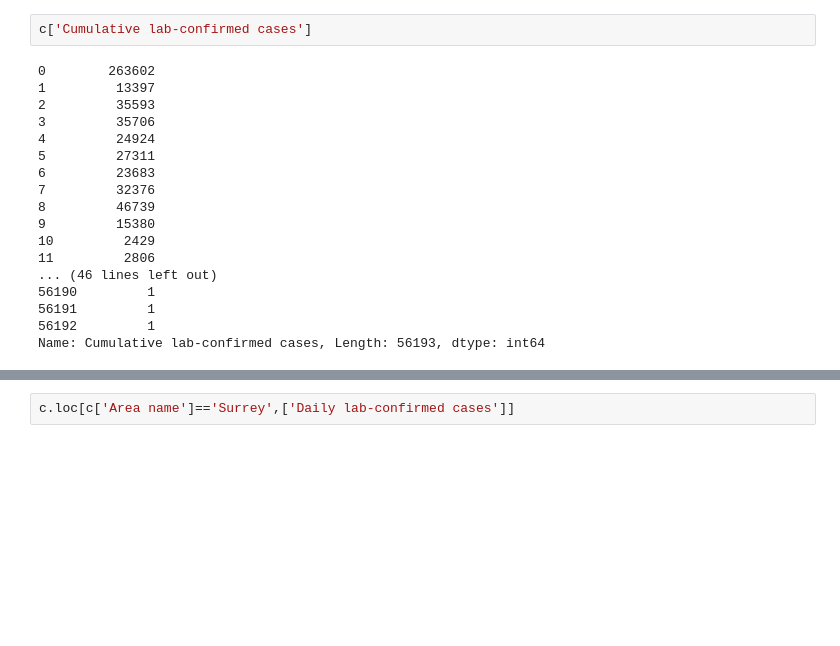
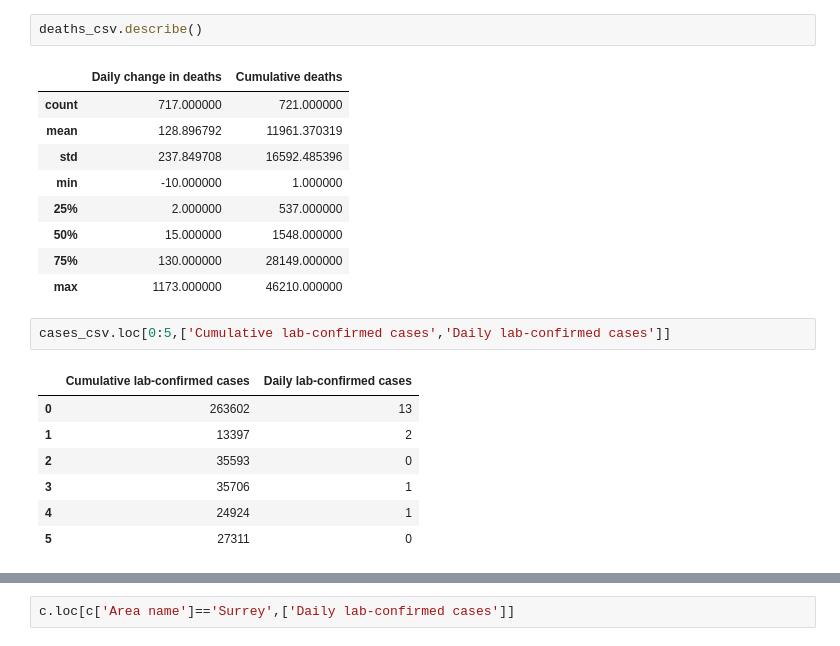
Before and after one commit to reyesaldasoro/COVID_StatsUK, a Jupyter notebook: Covid Cases UK.ipynb, the cells around one changed output, grey strips where cells are left out. Drawn from its saved outputs; the diff is of its cells as text; blank space fills up the shorter version.

```diff
--- a/Covid Cases UK.ipynb
+++ b/Covid Cases UK.ipynb
@@ -34,24 +43,26 @@ c.describe()
 | 50% | 5.000000 | 939.000000 | 0.000000 | 494.000000 | ... |
 | 75% | 13.000000 | 2640.000000 | 2.000000 | 1065.000000 | ... |
 | max | 4796.000000 | 4796.000000 | 314.000000 | 263602.000000 | ... |
+# %%
+deaths_csv.describe()
+# %% [output]
+|  | Daily change in deaths | Cumulative deaths |
+| count | 717.000000 | 721.000000 |
+| mean | 128.896792 | 11961.370319 |
+| std | 237.849708 | 16592.485396 |
+| min | -10.000000 | 1.000000 |
+| 25% | 2.000000 | 537.000000 |
+| 50% | 15.000000 | 1548.000000 |
+| 75% | 130.000000 | 28149.000000 |
+| max | 1173.000000 | 46210.000000 |
 # %%
-c['Cumulative lab-confirmed cases']
+cases_csv.loc[0:5,['Cumulative lab-confirmed cases','Daily lab-confirmed cases']]
 # %% [output]
-0        263602
-1         13397
-2         35593
-3         35706
-4         24924
-5         27311
-6         23683
-7         32376
-8         46739
-9         15380
-10         2429
-11         2806
-... (46 lines left out)
-56190         1
-56191         1
-56192         1
-Name: Cumulative lab-confirmed cases, Length: 56193, dtype: int64
+|  | Cumulative lab-confirmed cases | Daily lab-confirmed cases |
+| 0 | 263602 | 13 |
+| 1 | 13397 | 2 |
+| 2 | 35593 | 0 |
+| 3 | 35706 | 1 |
+| 4 | 24924 | 1 |
+| 5 | 27311 | 0 |
 # %%
```
Also changed, not shown: parts of 15 cells of this notebook.
